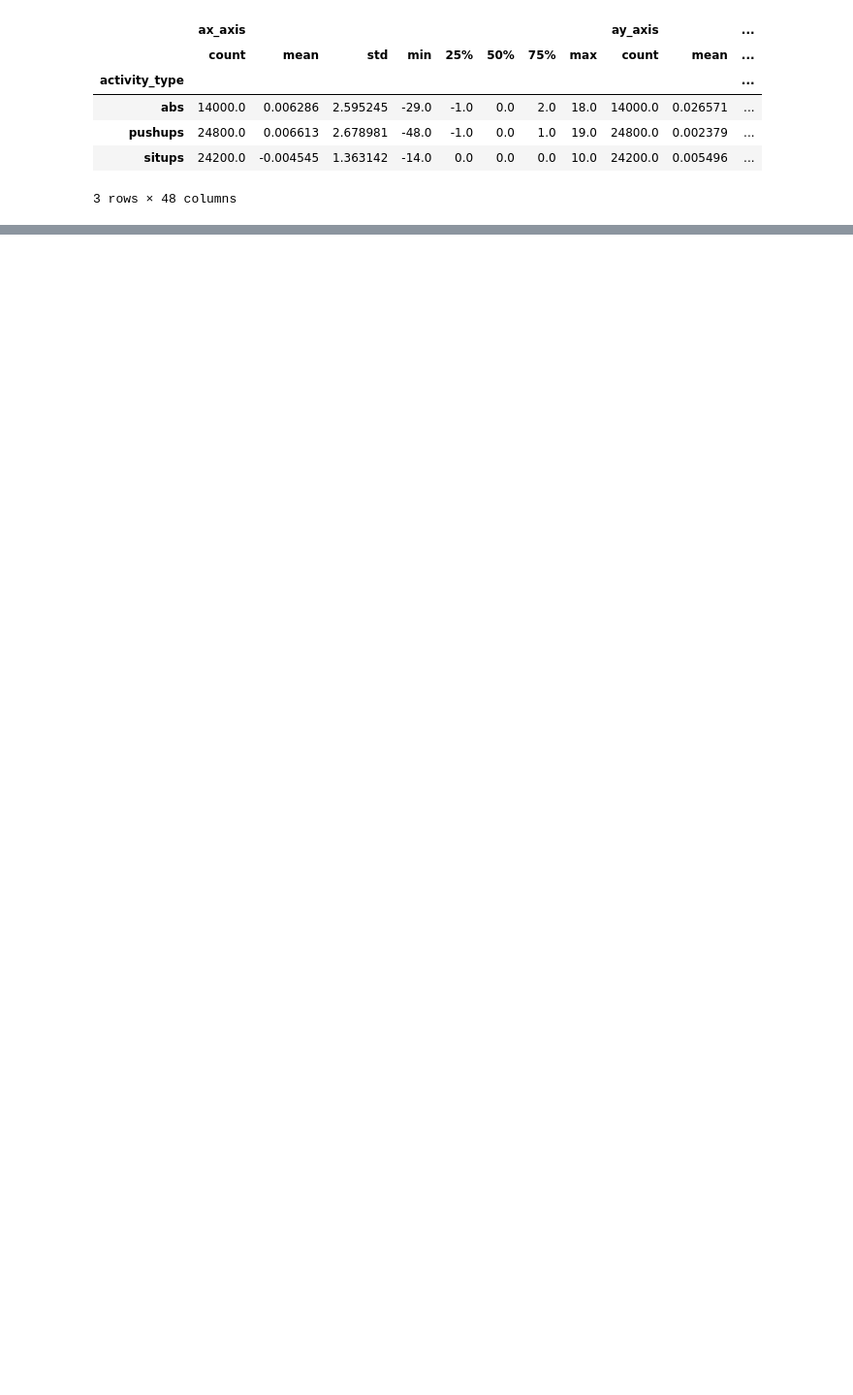
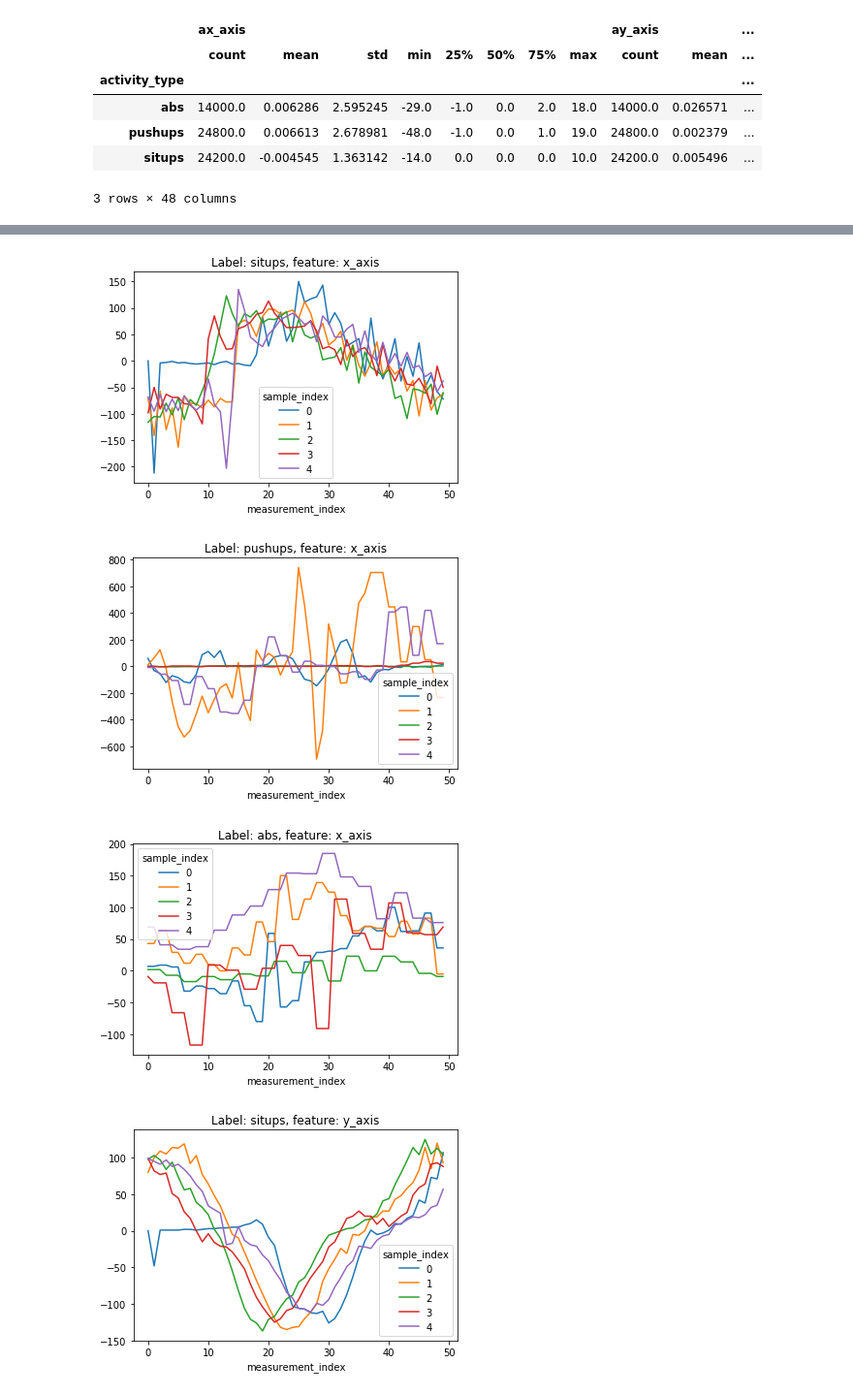
Before and after one commit to shnax0210/moving-classification, a Jupyter notebook: data-analyzing.ipynb, the cells around one changed output, grey strips where cells are left out. Shown at 97% size. Saved outputs shown, nothing was run; the diff lists cells and outputs as text; code cells hidden in the pictures; blank space fills up the shorter version.

```diff
--- a/data-analyzing.ipynb
+++ b/data-analyzing.ipynb
@@ -83,0 +69,23 @@ index: 134
+# %%
+p_data = data.copy()
+
+samples_numbers = 5
+
+def print_feature_per_samples(feature, samples_numbers, data, label):
+    p_data = data.copy()
+
+    p_data = p_data[p_data['activity_type'] == label][0:samples_numbers * numberOfMeasurementsPerSample]
+
+    p_data['measurement_index'] = [index % numberOfMeasurementsPerSample for index in range(0, p_data.shape[0])]
+    p_data['sample_index'] = [index // numberOfMeasurementsPerSample for index in range(0, p_data.shape[0])]
+
+    p_data.pivot(index='measurement_index', columns='sample_index', values=feature).plot(title='Label: ' + label + ', feature: ' + feature)
+
+for feature in data.columns[0:-1]:
+    for label in data['activity_type'].unique():
+        print_feature_per_samples(feature, samples_numbers, data, label)
+# %% [output]
+[figure, added]
+[figure, added]
+[figure, added]
+[figure, added]
```
Also changed, not shown: parts of 10 cells of this notebook, 1 other file.
